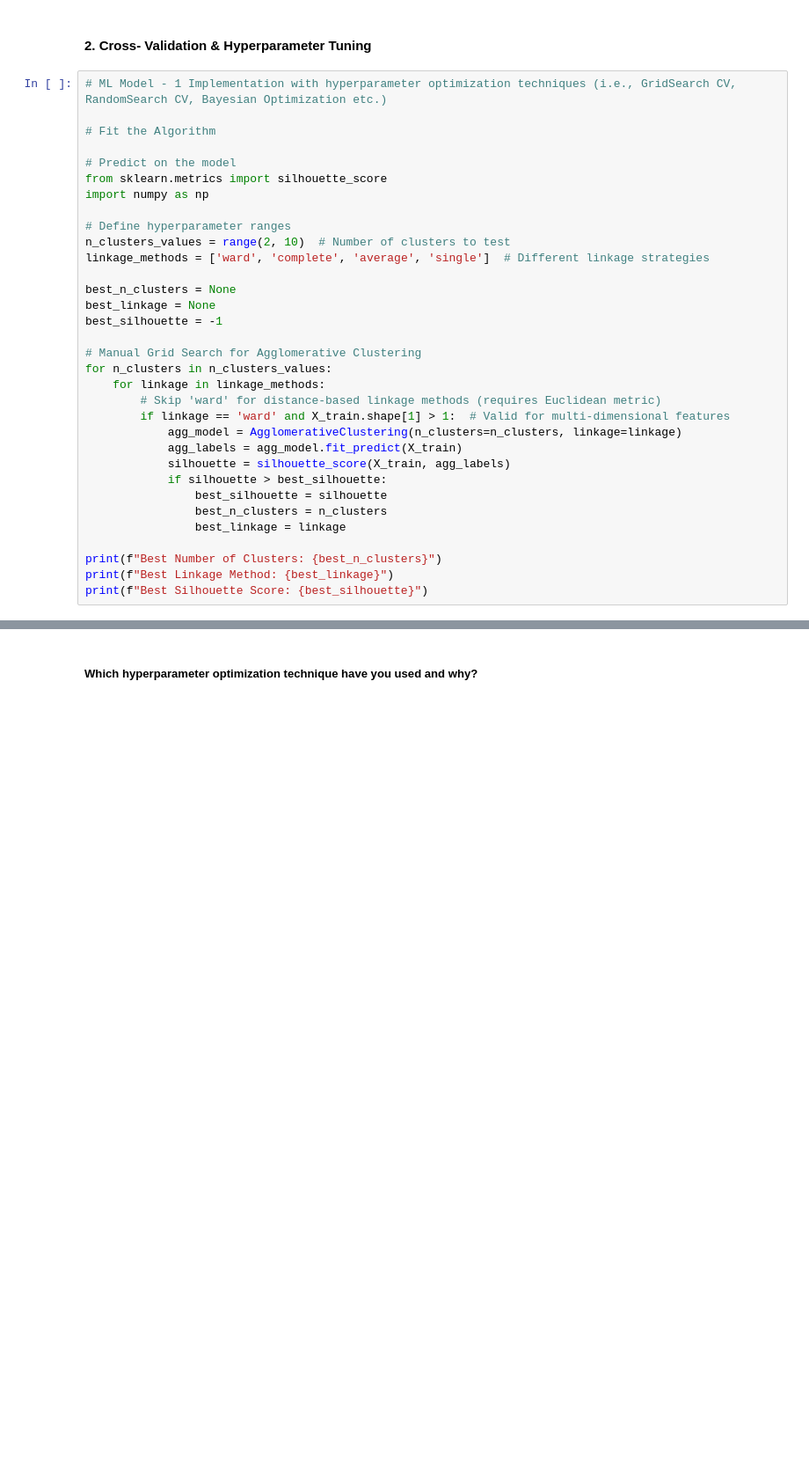
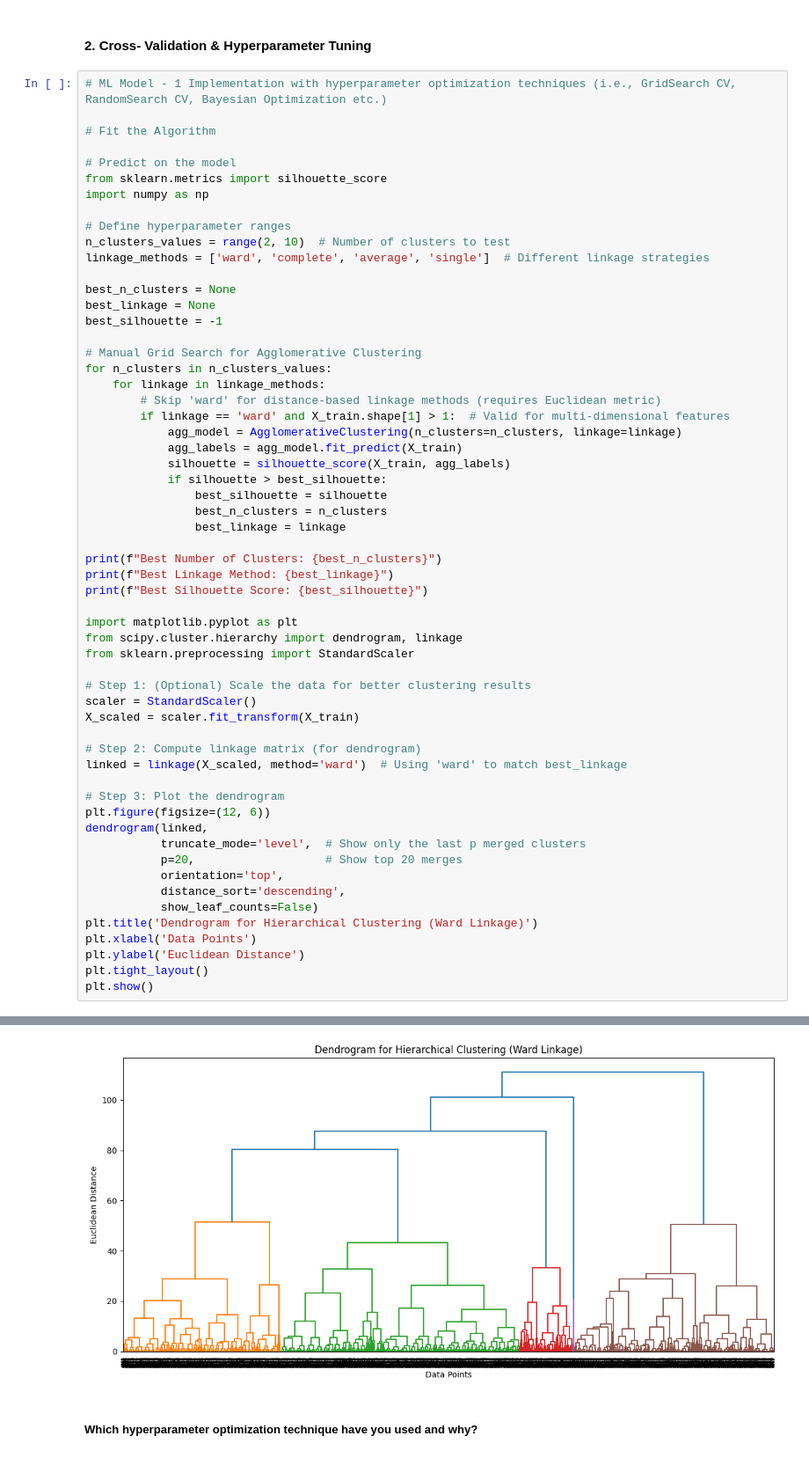
Before and after one commit to Ayush245101/Netflix-Movies-TV-shows-Clustering--Unsupervised-Learning, a Jupyter notebook: Netflix_Movies_and_TV_Shows_Clustering.ipynb, the cells around one changed output, grey strips where cells are left out. Shown at 88% size. Drawn from its saved outputs; the diff is of its cells as text; blank space fills up the shorter version.

```diff
--- a/Netflix_Movies_and_TV_Shows_Clustering.ipynb
+++ b/Netflix_Movies_and_TV_Shows_Clustering.ipynb
@@ -1244,3 +1456,29 @@ for n_clusters in n_clusters_values:
 print(f"Best Number of Clusters: {best_n_clusters}")
 print(f"Best Linkage Method: {best_linkage}")
 print(f"Best Silhouette Score: {best_silhouette}")
+
+import matplotlib.pyplot as plt
+from scipy.cluster.hierarchy import dendrogram, linkage
+from sklearn.preprocessing import StandardScaler
+
+# Step 1: (Optional) Scale the data for better clustering results
+scaler = StandardScaler()
+X_scaled = scaler.fit_transform(X_train)
+
+# Step 2: Compute linkage matrix (for dendrogram)
+linked = linkage(X_scaled, method='ward')  # Using 'ward' to match best_linkage
+
+# Step 3: Plot the dendrogram
+plt.figure(figsize=(12, 6))
+dendrogram(linked,
+           truncate_mode='level',  # Show only the last p merged clusters
+           p=20,                   # Show top 20 merges
+           orientation='top',
+           distance_sort='descending',
+           show_leaf_counts=False)
+plt.title('Dendrogram for Hierarchical Clustering (Ward Linkage)')
+plt.xlabel('Data Points')
+plt.ylabel('Euclidean Distance')
+plt.tight_layout()
+plt.show()
+# %% [output]
@@ -1247,3 +1488,4 @@ print(f"Best Silhouette Score: {best_silhouette}")
+[figure, added]
 # %% [markdown]
 ##### Which hyperparameter optimization technique have you used and why?
 # %% [markdown]
```
Also changed, not shown: parts of 42 cells of this notebook.
